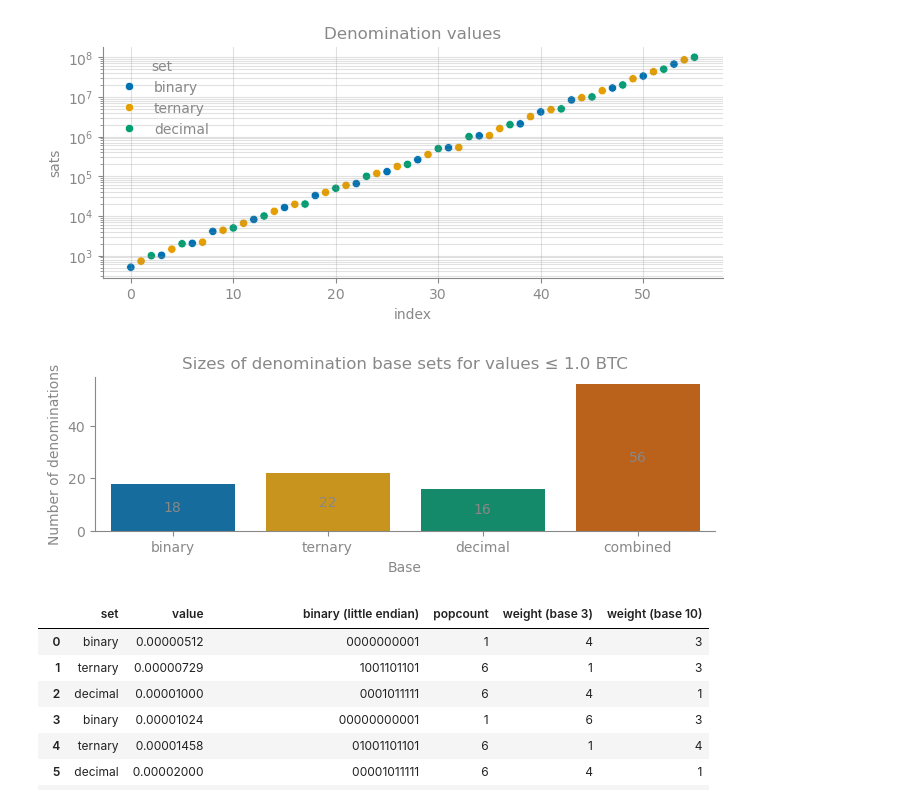
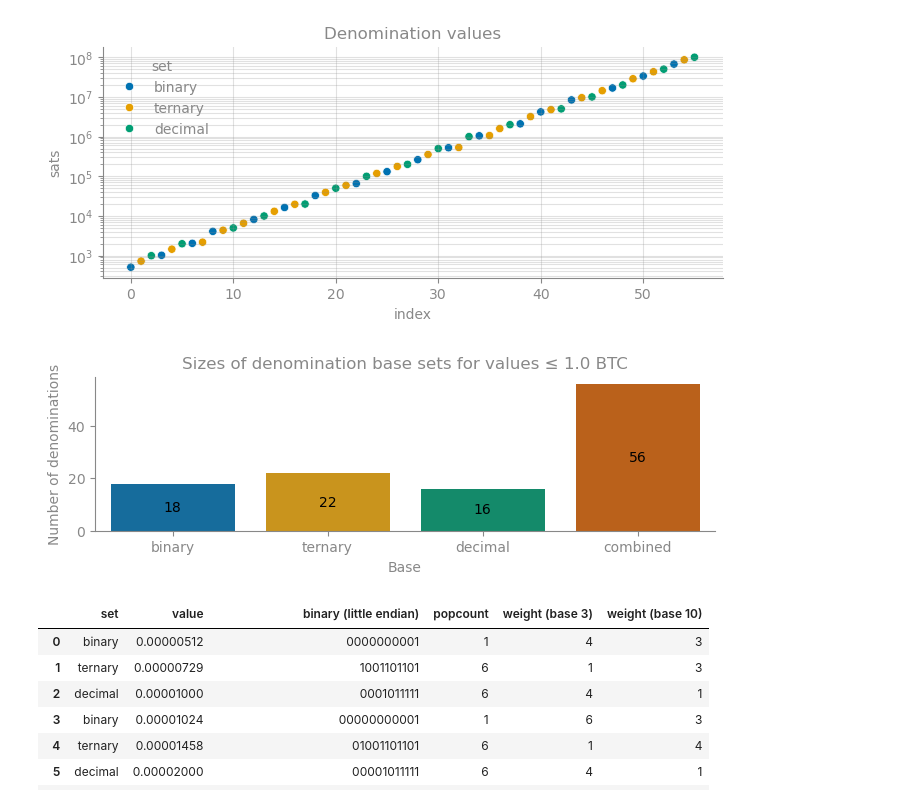
Before and after one commit to fungi-protocol/docs, a Jupyter notebook: docs/Denominations_and_gap_size_distributions.ipynb, the cells around one changed output. Saved outputs shown, nothing was run; the diff lists cells and outputs as text; code cells hidden in the pictures.

Commit message:
keep bar value labels black over the bar fills
The global text colour is a mid grey chosen to read on the page, but
these labels sit on the bars, where grey has almost no contrast. They
go back to black, as they were before the plot style was added.

```diff
--- a/docs/Denominations_and_gap_size_distributions.ipynb
+++ b/docs/Denominations_and_gap_size_distributions.ipynb
@@ -157,24 +157,24 @@ plt.show()
 # %%
 # denomination set sizes
 data = {
     'set': ['binary', 'ternary', 'decimal', 'combined'],
     'size': [len(binary), len(ternary), len(decimal), len(combined)],
     'color': [palette['binary'], palette['ternary'], palette['decimal'], palette['combined']]
 }
 df_sets = pd.DataFrame(data)
 
 plt.figure(figsize=(8, 2))
 ax = sns.barplot(x='set', y='size', hue='set', data=df_sets, palette=palette, legend=False)
 plt.xlabel('Base')
 plt.ylabel('Number of denominations')
 plt.title(f'Sizes of denomination base sets for values ≤ {max_denom/1e8} BTC')
 
 for container in ax.containers:
-    ax.bar_label(container, fmt='%.0f', label_type='center')
+    ax.bar_label(container, fmt='%.0f', label_type='center', color='black')
 
 plt.show()
 # %% [output]
-[figure, old version]
+[figure, new version]
 # %%
 # denominations table
 
```
